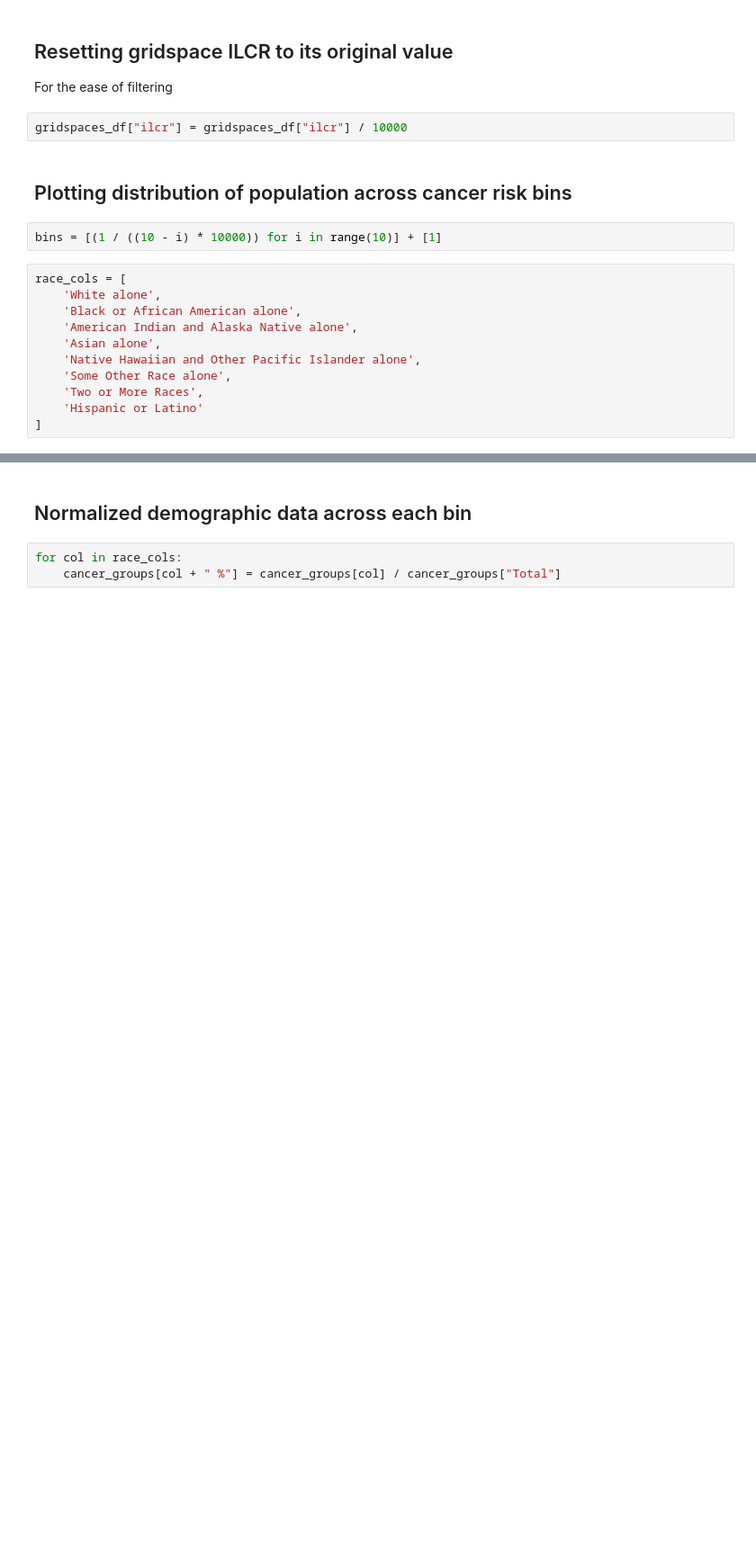
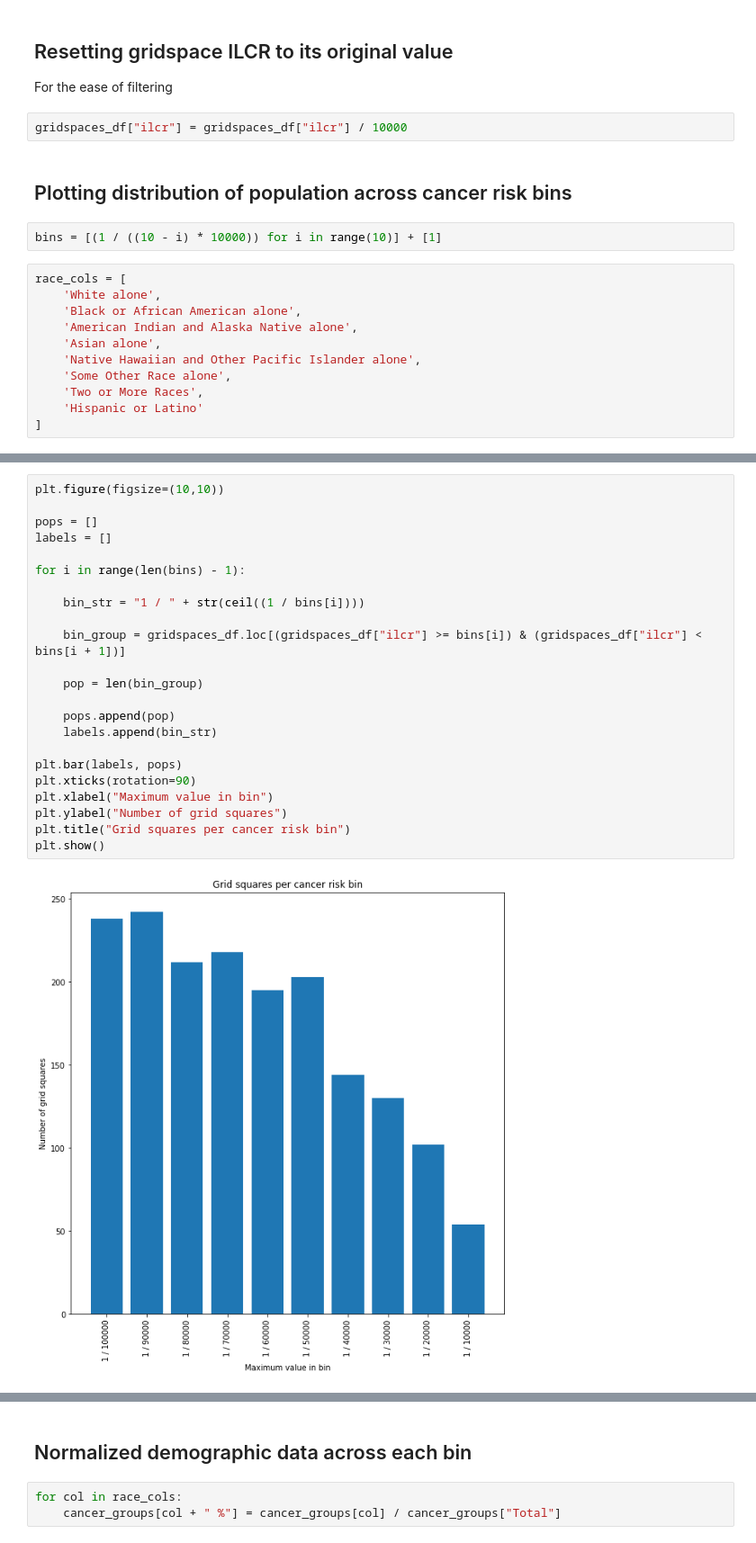
Before and after one commit to jasondamico/d3-visualizations, a Jupyter notebook: propublica_hotspots/eda/cancer_risk_distribution.ipynb, the cells around one changed output, grey strips where cells are left out. Shown at 90% size. Cells and saved outputs as stored; diff of their text form; blank space fills up the shorter version.

```diff
--- a/propublica_hotspots/eda/cancer_risk_distribution.ipynb
+++ b/propublica_hotspots/eda/cancer_risk_distribution.ipynb
@@ -102,0 +106,25 @@ plt.show()
+# %%
+plt.figure(figsize=(10,10))
+
+pops = []
+labels = []
+
+for i in range(len(bins) - 1):
+
+    bin_str = "1 / " + str(ceil((1 / bins[i])))
+
+    bin_group = gridspaces_df.loc[(gridspaces_df["ilcr"] >= bins[i]) & (gridspaces_df["ilcr"] < bins[i + 1])]
+
+    pop = len(bin_group)
+
+    pops.append(pop)
+    labels.append(bin_str)
+
+plt.bar(labels, pops)
+plt.xticks(rotation=90)
+plt.xlabel("Maximum value in bin")
+plt.ylabel("Number of grid squares")
+plt.title("Grid squares per cancer risk bin")
+plt.show()
+# %% [output]
+[figure, added]
```
Also changed, not shown: parts of 6 cells of this notebook.
